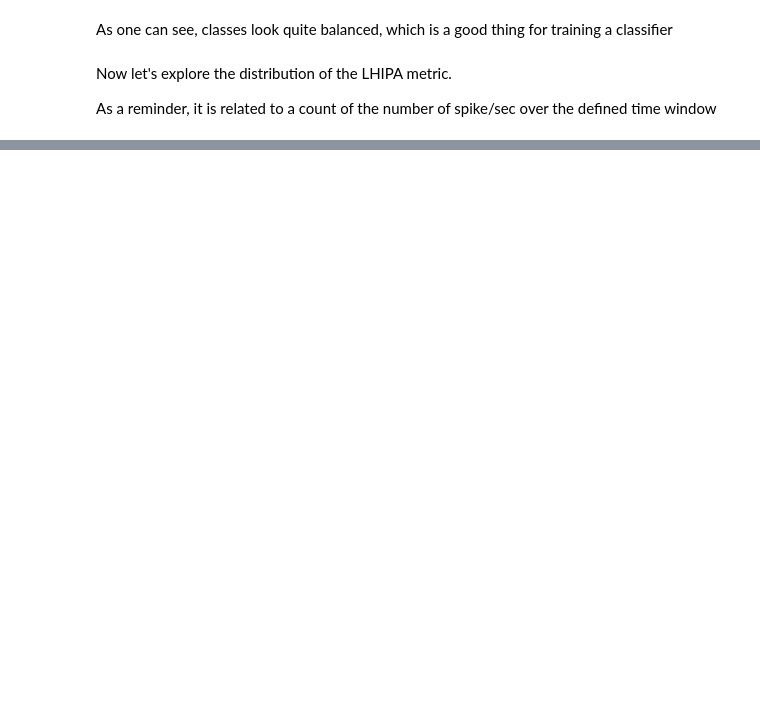
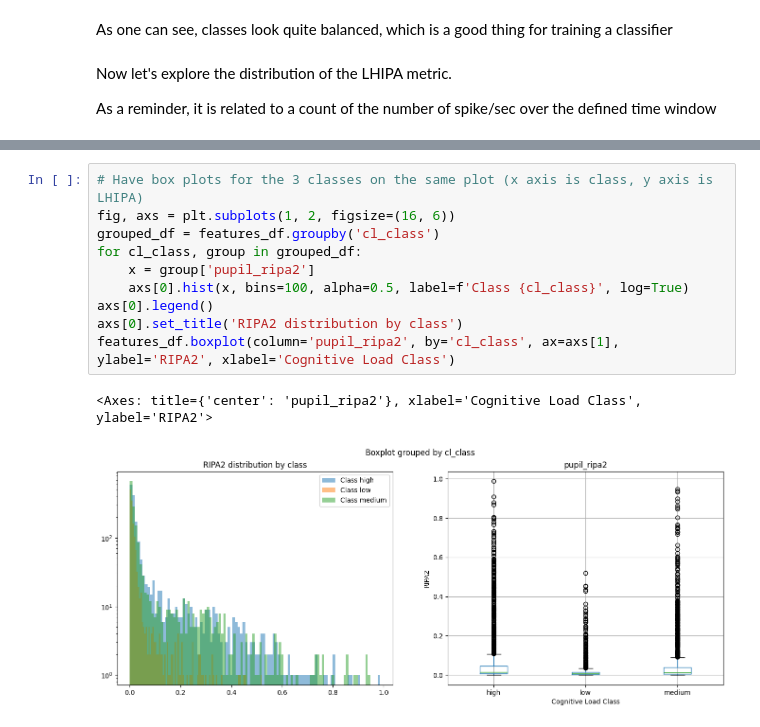
Before and after one commit to Alex0021/thesis-adaptive-swarm-interfaces, a Jupyter notebook: research/cognitive_load_models/notebooks/03_features.ipynb, the cells around one changed output, grey strips where cells are left out. Drawn from its saved outputs; the diff is of its cells as text; blank space fills up the shorter version.

```diff
--- a/research/cognitive_load_models/notebooks/03_features.ipynb
+++ b/research/cognitive_load_models/notebooks/03_features.ipynb
@@ -154,0 +218,13 @@ T-test between medium and high classes: t-statistic=-2.830, p-value=0.00478
+# %%
+# Have box plots for the 3 classes on the same plot (x axis is class, y axis is LHIPA)
+fig, axs = plt.subplots(1, 2, figsize=(16, 6))
+grouped_df = features_df.groupby('cl_class')
+for cl_class, group in grouped_df:
+    x = group['pupil_ripa2']
+    axs[0].hist(x, bins=100, alpha=0.5, label=f'Class {cl_class}', log=True)
+axs[0].legend()
+axs[0].set_title('RIPA2 distribution by class')
+features_df.boxplot(column='pupil_ripa2', by='cl_class', ax=axs[1], ylabel='RIPA2', xlabel='Cognitive Load Class')
+# %% [output]
+<Axes: title={'center': 'pupil_ripa2'}, xlabel='Cognitive Load Class', ylabel='RIPA2'>
+[figure, added]
```
Also changed, not shown: parts of 18 cells of this notebook, 3 other files.
